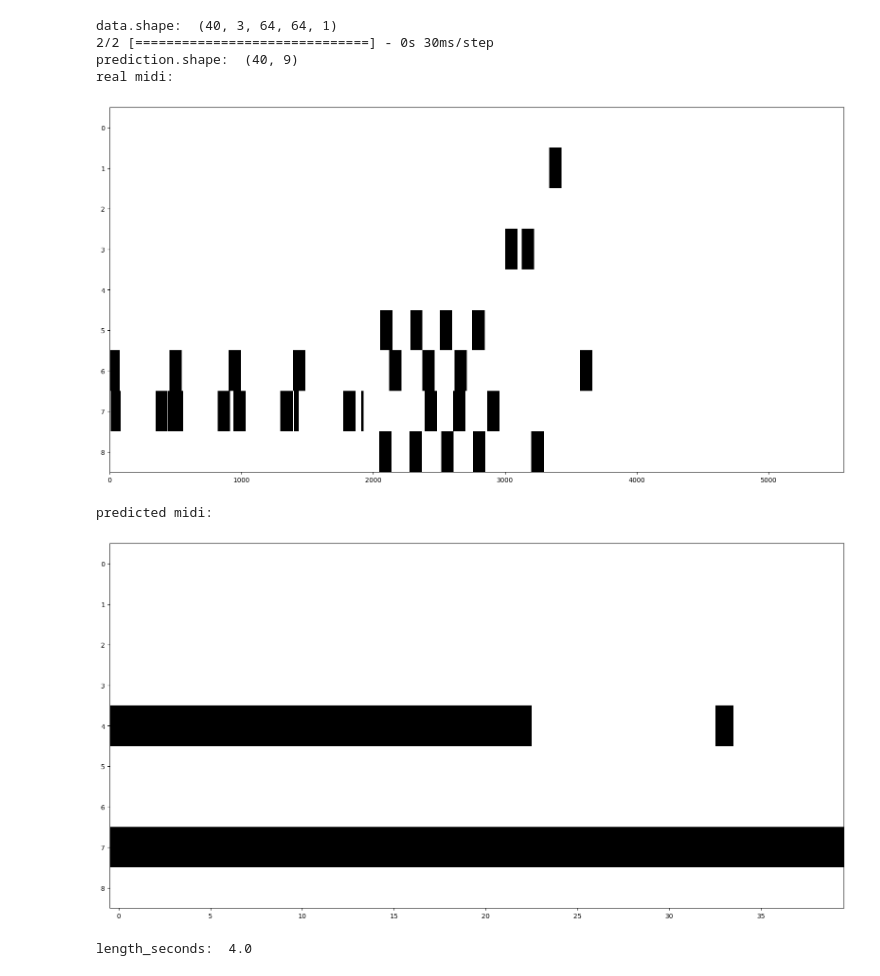
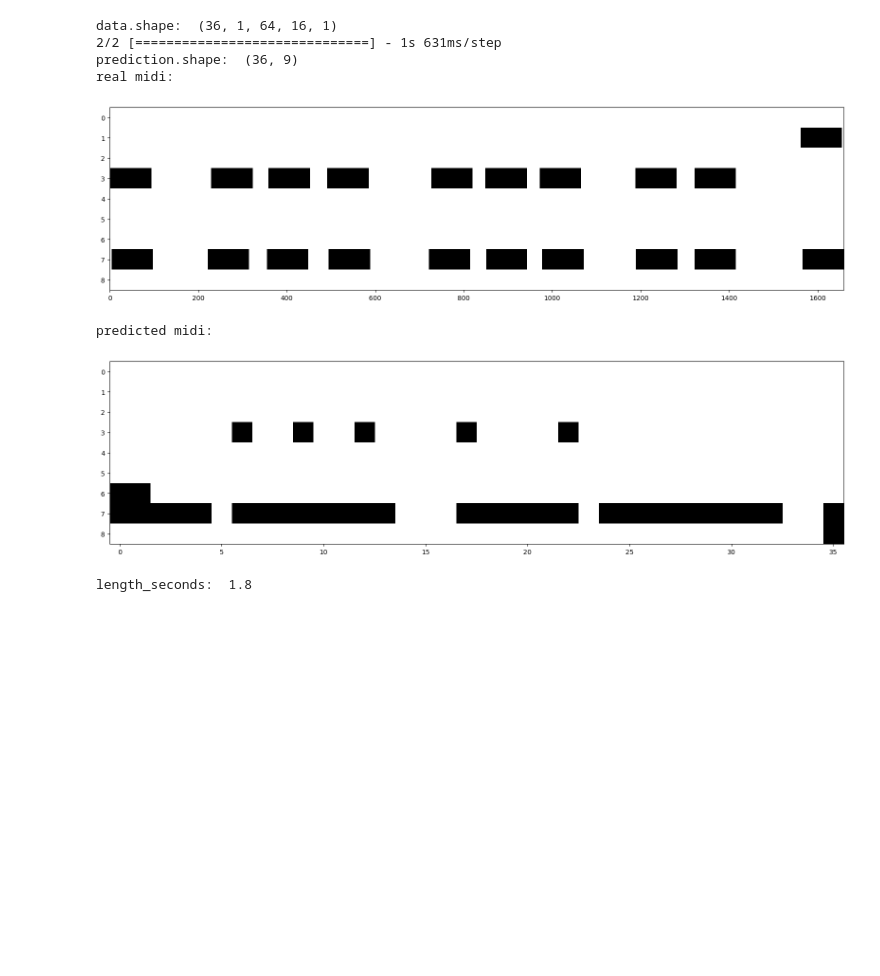
Before and after one commit to zacswolf/SLT-Final-Project, a Jupyter notebook: try_model.ipynb, the cells around one changed output. Drawn from its saved outputs; the diff is of its cells as text; code cells hidden in the pictures; blank space fills up the shorter version.

Commit message:
testing lstm and new model creation

```diff
--- a/try_model.ipynb
+++ b/try_model.ipynb
@@ -233,9 +233,9 @@ def reformat_midi(midi_array):
 
 from tensorflow import keras
 
-MODEL_ID = 'model_64x64'
+MODEL_ID = 'model_64mel_16frames_0.05sec'
 
-model = keras.models.load_model('models/' + MODEL_ID, custom_objects={'macro_soft_f1':macro_soft_f1, 'macro_f1':macro_f1})
+model = keras.models.load_model('models/' + MODEL_ID, custom_objects={'macro_soft_f1':macro_soft_f1})
 # %%
 # load in wav file and convert to data for model
 
@@ -375,47 +363,58 @@ midi_file.save("data/midi/midi" + audio_file + ".mid")
 # %%
 from ipynb.fs.full.convert_to_midi import convert_array_to_midi
 import mido
 
 np.set_printoptions(suppress=True)
 
-SEGMENT_LEN = 0.1 # length of each segment in seconds
-WINDOW_LEN = SEGMENT_LEN / 35
-OVERLAP = 0.5
+SEGMENT_LEN = 0.05 # length of each segment in seconds
+N_FFT = 2048
+WINDOW_LEN = 2048
+HOP_LEN = 140
+MEL_FILTERS = 64
 
-audio_file = '17_jazz-funk_116_fill_4-4'
+THRESHOLD = 0.125
+
+#audio_file = '17_jazz-funk_116_fill_4-4'
+#audio_file = '1_funk_80_beat_4-4'
+#audio_file = '18_jazz-funk_116_fill_4-4'
+#audio_file = '117_funk_95_fill_4-4'
+audio_file = '34_latin-samba_116_fill_4-4'
+
 audio_file_path = 'data/groove/drummer1/session1/' + audio_file + '.wav'
 midi_file_path = 'data/groove/drummer1/session1/' + audio_file + '.mid'
-data = convert_wav_to_data(audio_file_path, segment_length=SEGMENT_LEN, window_length=WINDOW_LEN, overlap=OVERLAP, print_out=False)
+data = convert_wav_to_data(audio_file_path, segment_length=SEGMENT_LEN, mel_filters=MEL_FILTERS, n_fft=N_FFT, window_length=WINDOW_LEN, hop_length=HOP_LEN, print_out=False)
 
-data = data.reshape(data.shape[0], data.shape[1], data.shape[2], data.shape[3], 1)
+data = data.reshape(data.shape[0], 1, data.shape[1], data.shape[2], 1)
 print ('data.shape: ', data.shape)
 
 prediction = model.predict(data)
 
 print ('prediction.shape: ', prediction.shape)
-#print ('prediction: ', prediction)
-
+# print ('prediction: ', prediction)
 # convert predictions to array of 0s and 1s
-prediction = np.where(prediction > 0.95, 1, 0)
+prediction = np.where(prediction > THRESHOLD, 1, 0)
+# print ('prediction: ', prediction)
 
 midi = mido.MidiFile(midi_file_path)
 midi_array = mid2array(midi)
 midi_array = reformat_midi(midi_array)
+midi_array, _, _ = cut_leading_ending_zeros(midi_array)
+
 print ('real midi:')
 show_midi_plot(midi_array)
 print ('predicted midi:')
 show_midi_plot(prediction)
 
 length_seconds = SEGMENT_LEN * prediction.shape[0]
 print ('length_seconds: ', length_seconds)
 midi_file = convert_array_to_midi(prediction, length_seconds)
-midi_file.save("data/midi/midi" + audio_file + ".mid")
+midi_file.save("data/midi/midi_prediction_" + audio_file + ".mid")
 # %% [output]
-data.shape:  (40, 3, 64, 64, 1)
-2/2 [==============================] - 0s 30ms/step
-prediction.shape:  (40, 9)
+data.shape:  (36, 1, 64, 16, 1)
+2/2 [==============================] - 1s 631ms/step
+prediction.shape:  (36, 9)
 real midi:
-[figure, old version]
+[figure, new version]
 predicted midi:
-[figure, old version]
+[figure, new version]
-length_seconds:  4.0
+length_seconds:  1.8
```
Also changed, not shown: parts of 1 cell of this notebook, 2 other files.
